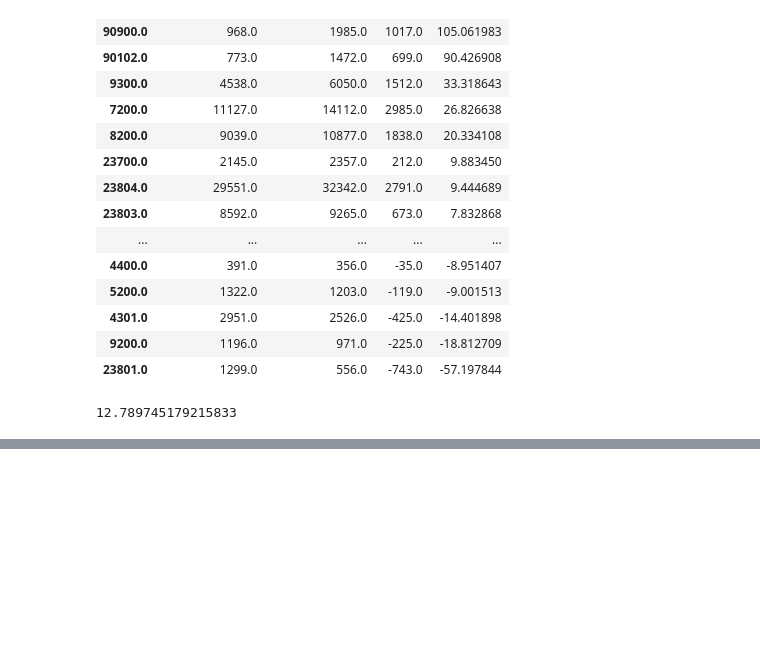
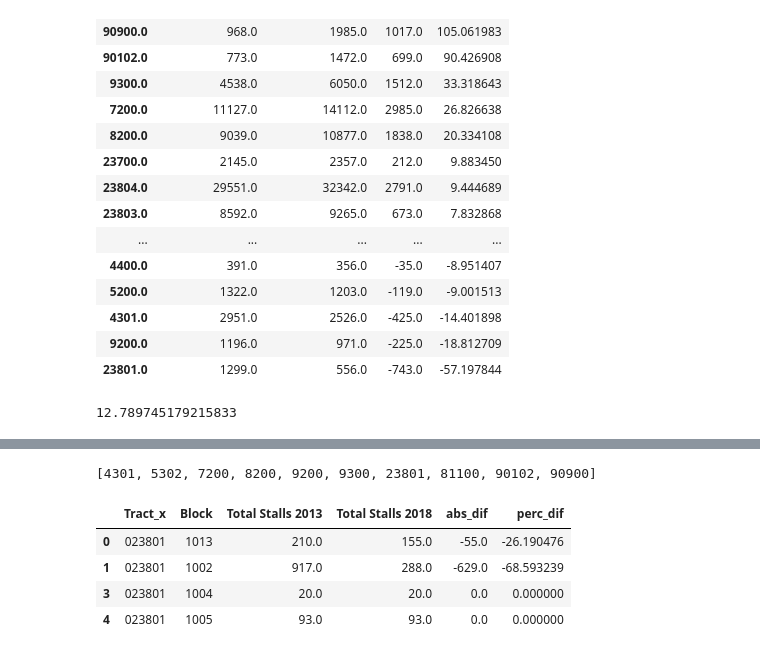
Before and after one commit to psrc/data-science, a Jupyter notebook: parking/Parking Inventory Comparison - 2013 vs 2018 data.ipynb, the cells around one changed output, grey strips where cells are left out. Cells and saved outputs as stored; diff of their text form; code cells hidden in the pictures; blank space fills up the shorter version.

```diff
--- a/parking/Parking Inventory Comparison - 2013 vs 2018 data.ipynb
+++ b/parking/Parking Inventory Comparison - 2013 vs 2018 data.ipynb
@@ -248,0 +346,33 @@ data_2013[data_2013.Tract== 81100]
+# %%
+#Creating a subset of the tracts that we are interested in
+tracts = list(parking_dif.query("perc_dif > 10 | perc_dif < -10 ").index)
+# %%
+#converting to integers
+for i in range(len(tracts)):
+    tracts[i] = int(tracts[i])
+# %%
+tracts
+# %% [output]
+[4301, 5302, 7200, 8200, 9200, 9300, 23801, 81100, 90102, 90900]
+# %%
+park_dif_block_merged = pd.merge(data_2013[data_2013.Tract== tracts[-1]], data_2018[data_2018.Tract== tracts[-1]], how='outer', on='Block').dropna()
+park_dif_block_tableau = park_dif_block_merged[['Tract_x','Block', 'Total Stalls_x', 'Total Stalls_y' ]]
+park_dif_block_tableau = park_dif_block_tableau.rename(columns={"Total Stalls_x": "Total Stalls 2013","Total Stalls_y": "Total Stalls 2018"})
+park_dif_block_tableau['abs_dif'] = park_dif_block_tableau['Total Stalls 2018'] - park_dif_block_tableau['Total Stalls 2013']
+park_dif_block_tableau['perc_dif'] = (park_dif_block_tableau['Total Stalls 2018'] - park_dif_block_tableau['Total Stalls 2013'])/park_dif_block_tableau['Total Stalls 2013']*100
+# %%
+for i in range(len(tracts)-1):
+    park_dif_block_merged = pd.merge(data_2013[data_2013.Tract== tracts[i]], data_2018[data_2018.Tract== tracts[i]], how='outer', on='Block').dropna()
+    park_dif_block = park_dif_block_merged[['Tract_x','Block', 'Total Stalls_x', 'Total Stalls_y' ]]
+    park_dif_block = park_dif_block.rename(columns={"Total Stalls_x": "Total Stalls 2013","Total Stalls_y": "Total Stalls 2018"})
+    park_dif_block['abs_dif'] = park_dif_block['Total Stalls 2018'] - park_dif_block['Total Stalls 2013']
+    park_dif_block['perc_dif'] = (park_dif_block['Total Stalls 2018'] - park_dif_block['Total Stalls 2013'])/park_dif_block['Total Stalls 2013']*100
+    park_dif_block_tableau = park_dif_block_tableau.append(park_dif_block)
+# %%
+park_dif_block_tableau[park_dif_block_tableau.Tract_x == '023801']
+# %% [output]
+|  | Tract_x | Block | Total Stalls 2013 | Total Stalls 2018 | abs_dif | perc_dif |
+| 0 | 023801 | 1013 | 210.0 | 155.0 | -55.0 | -26.190476 |
+| 1 | 023801 | 1002 | 917.0 | 288.0 | -629.0 | -68.593239 |
+| 3 | 023801 | 1004 | 20.0 | 20.0 | 0.0 | 0.000000 |
+| 4 | 023801 | 1005 | 93.0 | 93.0 | 0.0 | 0.000000 |
```
Also changed, not shown: parts of 34 cells of this notebook.
